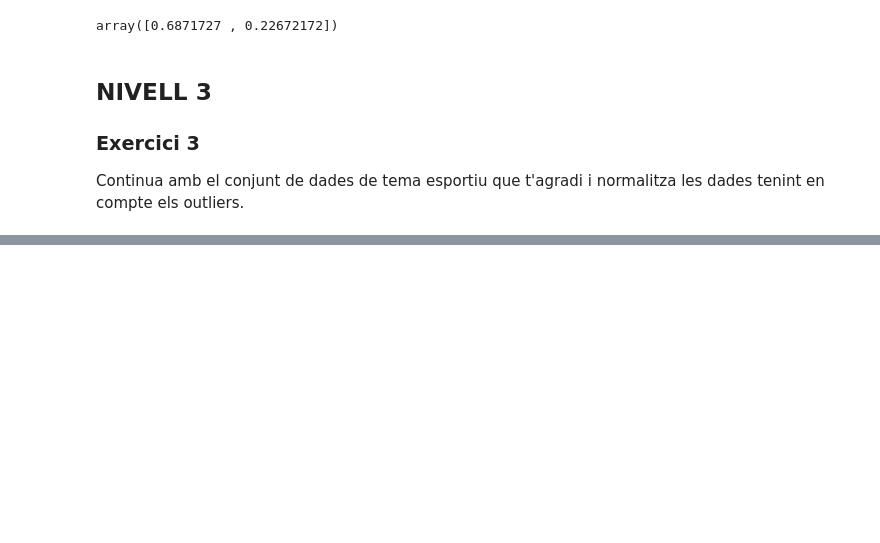
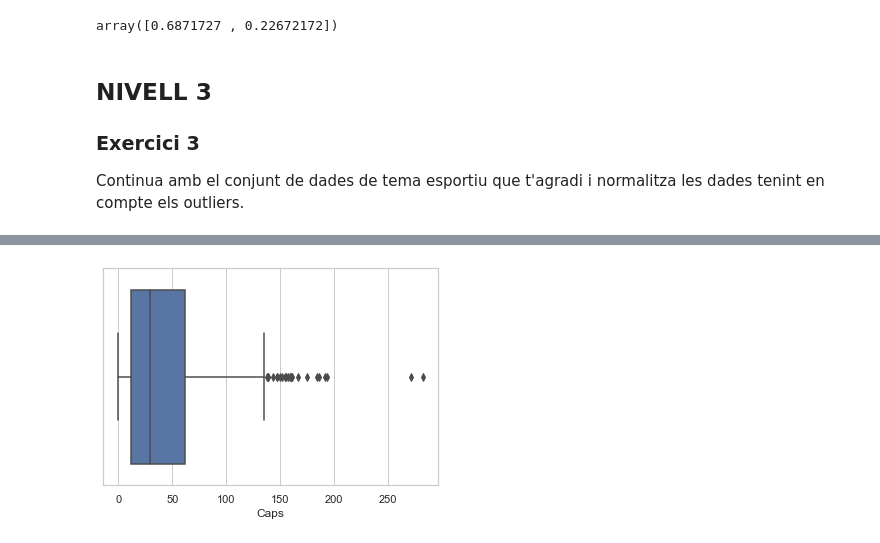
Before and after one commit to anmaba/Feature-engineering, a Jupyter notebook: Sprint 8 T01.ipynb, the cells around one changed output, grey strips where cells are left out. Cells and saved outputs as stored; diff of their text form; code cells hidden in the pictures; blank space fills up the shorter version.

```diff
--- a/Sprint 8 T01.ipynb
+++ b/Sprint 8 T01.ipynb
@@ -392,0 +416,5 @@ Continua amb el conjunt de dades de tema esportiu que t'agradi i normalitza les
+# %%
+sns.set(style="whitegrid")
+ax = sns.boxplot(numerics.Caps)
+# %% [output]
+[figure, added]
```
Also changed, not shown: parts of 11 cells of this notebook, 1 other file.
